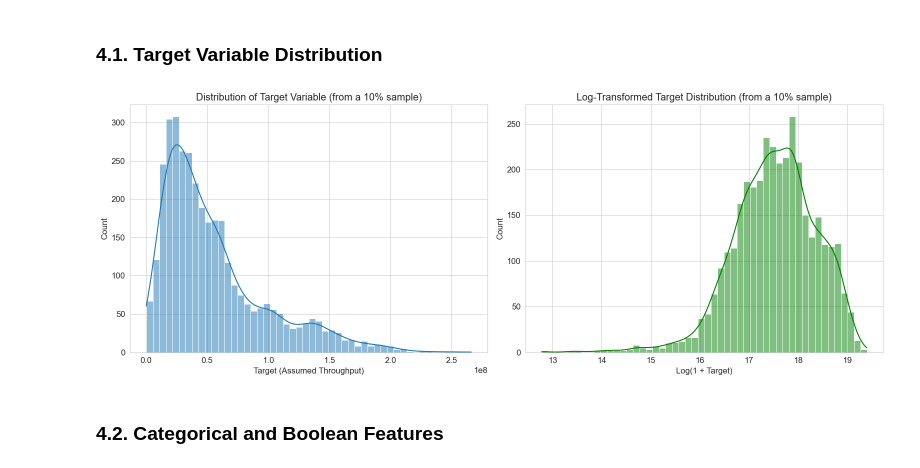
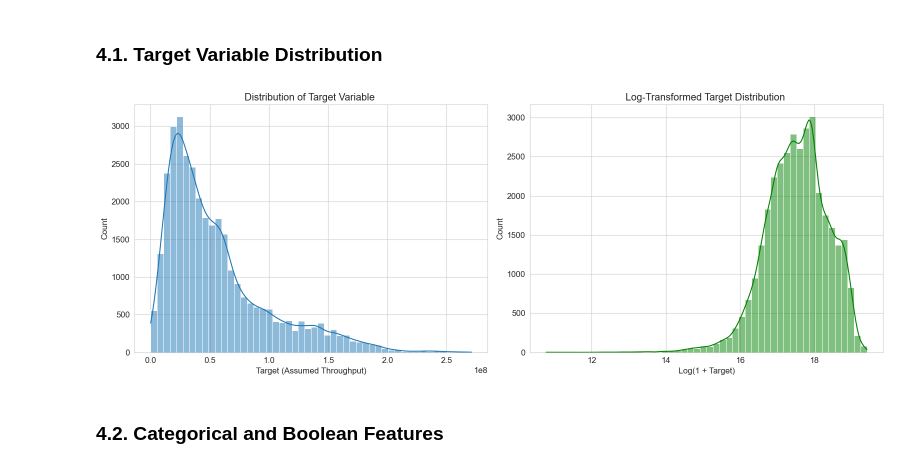
Before and after one commit to dattaaaaa/QoS-Aware-Routing, a Jupyter notebook: data_analysis/sparkanalysis.ipynb, the cells around one changed output. Cells and saved outputs as stored; diff of their text form; code cells hidden in the pictures.

```diff
--- a/data_analysis/sparkanalysis.ipynb
+++ b/data_analysis/sparkanalysis.ipynb
@@ -154,23 +141,23 @@ only showing top 5 rows
 # %%
 # Take a sample of the target variable for plotting (e.g., 10% or max 100k rows)
 # The fraction can be adjusted based on the full dataset size.
-sample_target_df = df_eng.select('target').sample(fraction=0.1, seed=42).toPandas()
+sample_target_df = df_eng.select('target').sample(fraction=1.0, seed=42).toPandas()
 
 plt.figure(figsize=(16, 6))
 plt.subplot(1, 2, 1)
 sns.histplot(sample_target_df['target'], kde=True, bins=50)
-plt.title('Distribution of Target Variable (from a 10% sample)')
+plt.title('Distribution of Target Variable ')
 plt.xlabel('Target (Assumed Throughput)')
 
 plt.subplot(1, 2, 2)
 sns.histplot(np.log1p(sample_target_df['target']), kde=True, bins=50, color='green')
-plt.title('Log-Transformed Target Distribution (from a 10% sample)')
+plt.title('Log-Transformed Target Distribution ')
 plt.xlabel('Log(1 + Target)')
 
 plt.tight_layout()
 plt.show()
 # %% [output]
-[figure, old version]
+[figure, new version]
 # %% [markdown]
 ### 4.2. Categorical and Boolean Features
 # %%
```
Also changed, not shown: parts of 3 cells of this notebook, 20 other files.
